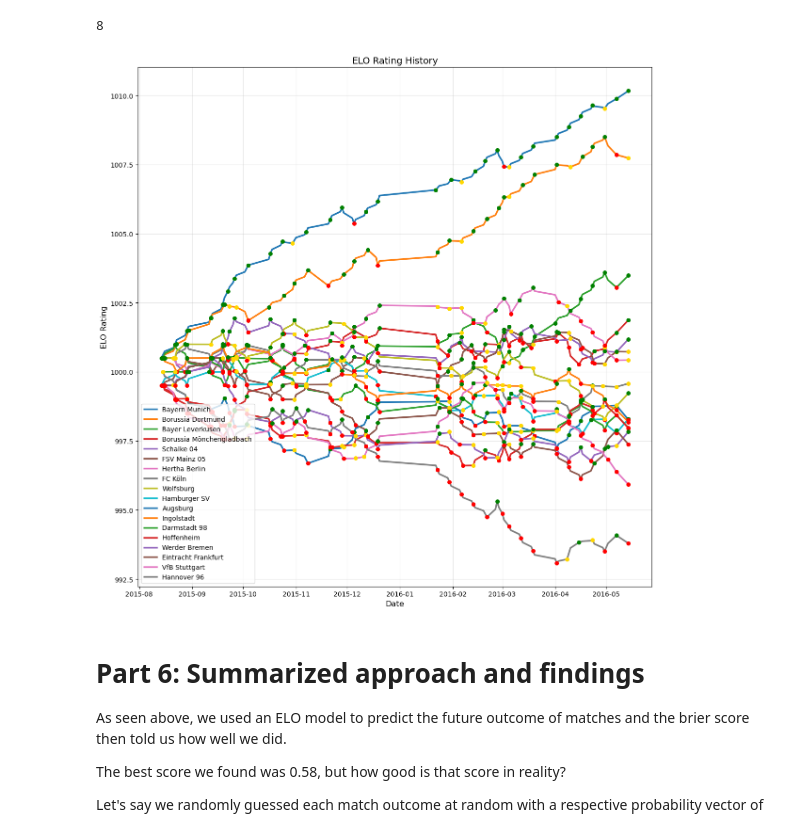
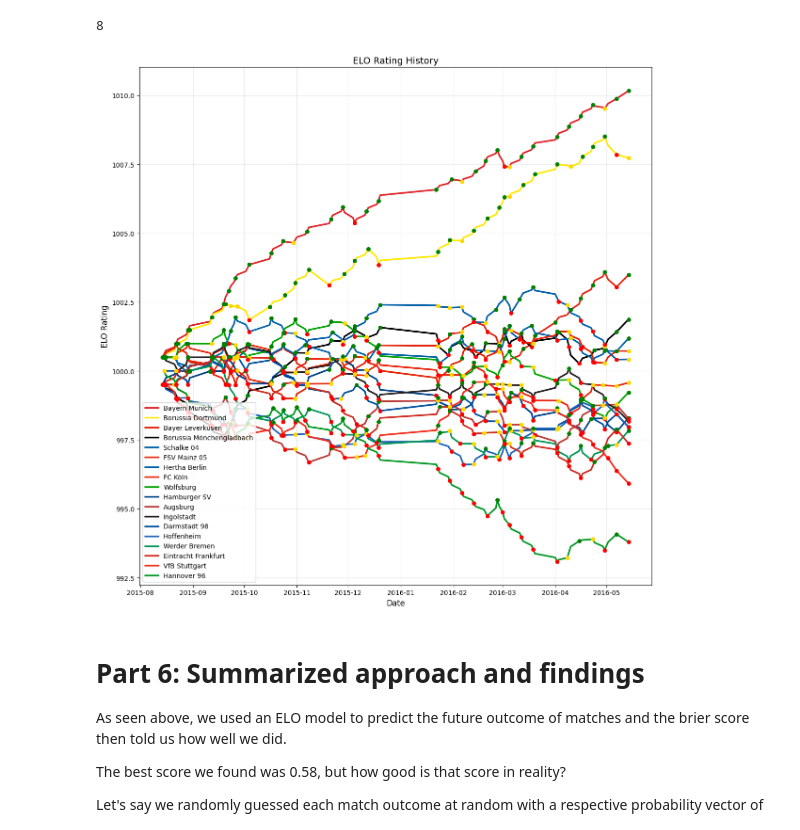
Before and after one commit to MaxPrinz98/FootballDSAI, a Jupyter notebook: Create_Elo_Clean.ipynb, the cells around one changed output. Cells and saved outputs as stored; diff of their text form; code cells hidden in the pictures.

```diff
--- a/Create_Elo_Clean.ipynb
+++ b/Create_Elo_Clean.ipynb
@@ -17,8 +20,8 @@ import numpy as np
 # %%
 # Load data
 competitions = load_competitions()
-#matches = load_matches(competition_id=9, season_id=27)
-matches = load_matches(competition_id=9, season_id=281)
+matches = load_matches(competition_id=9, season_id=27)
+#matches = load_matches(competition_id=9, season_id=281)
 # %%
 # Generate league table
 final_table = generate_league_table(matches)
@@ -195,33 +198,54 @@ print (loss_from_comparing_tables(final_table,team_stats))
 # %% [output]
 8
 # %%
+team_colors = {
+    'Bayern Munich': '#df2127',
+    'Borussia Dortmund': '#ffe800',
+    'Darmstadt 98': '#004F9F',
+    'Hoffenheim': '#1c63b7',
+    'FC Köln' : '#eb2206',
+    'Hertha Berlin' : '#005eaa',
+    'Werder Bremen' : '#009556',
+    'Bayer Leverkusen' : '#e4210b',
+    'Borussia Mönchengladbach' : '#000000',
+    'Augsburg' : '#ba3733',
+    'Ingolstadt' : '#231F20',
+    'Eintracht Frankfurt' : '#ce291f',
+    'Hamburger SV' : '#004087',
+    'FSV Mainz 05' : '#e62100',
+    'VfB Stuttgart' : '#f22b1a',
+    'Hannover 96' : '#009822',
+    'Wolfsburg' : '#00a300',
+    'Schalke 04' : '#0063aa',
+}
 selected_teams = team_stats['team'].tolist()
 team_history = elo_history_df
 
 elo_pivot = team_history.pivot(index='date', columns='team', values='elo')
 elo_pivot = elo_pivot.sort_index().interpolate()
 
 plt.figure(figsize=(12, 12))
 
 result_colors = {'win': 'green', 'loss': 'red', 'draw': 'gold'}
 
 for team in selected_teams:
-    plt.plot(elo_pivot.index, elo_pivot[team], label=team, linewidth=2.5)
+    color = team_colors.get(team, None)
+    plt.plot(elo_pivot.index, elo_pivot[team], label=team, linewidth=2.5, color = color )
 
     team_points = team_history[team_history['team'] == team]
     for _, row in team_points.iterrows():
         plt.scatter(row['plot_date'], row['elo'], color=result_colors[row['result']], s=30, zorder=5)
 
 
 plt.title('ELO Rating History', fontsize=14)
 plt.xlabel('Date', fontsize=12)
 plt.ylabel('ELO Rating', fontsize=12)
 plt.grid(True, alpha=0.3)
 plt.legend(loc='lower left')
 plt.tight_layout()
 plt.show()
 # %% [output]
-[figure, old version]
+[figure, new version]
 # %% [markdown]
 # Part 6: Summarized approach and findings
 
```
Also changed, not shown: parts of 3 cells of this notebook, 1 other file.
